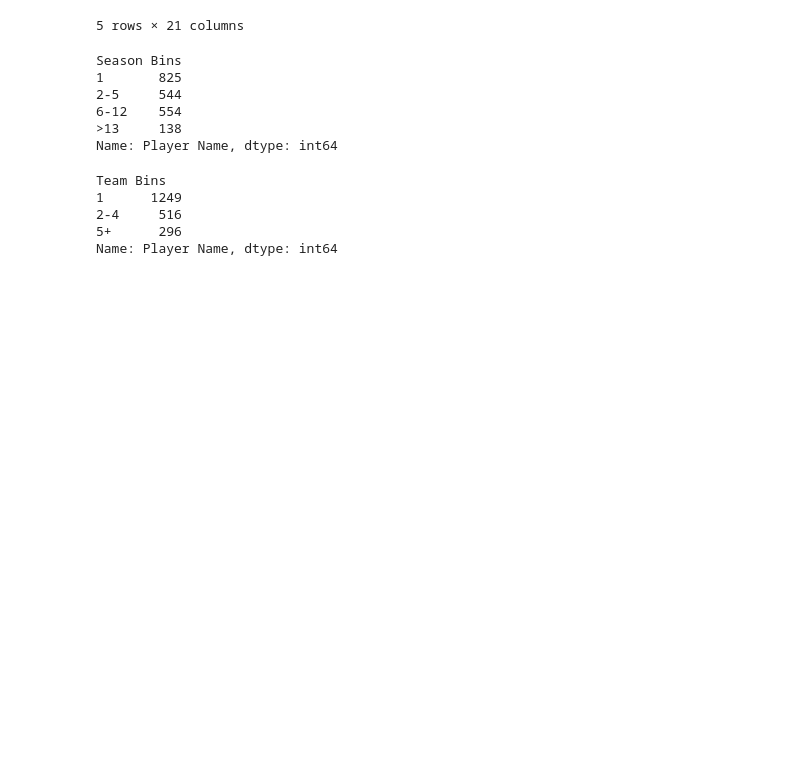
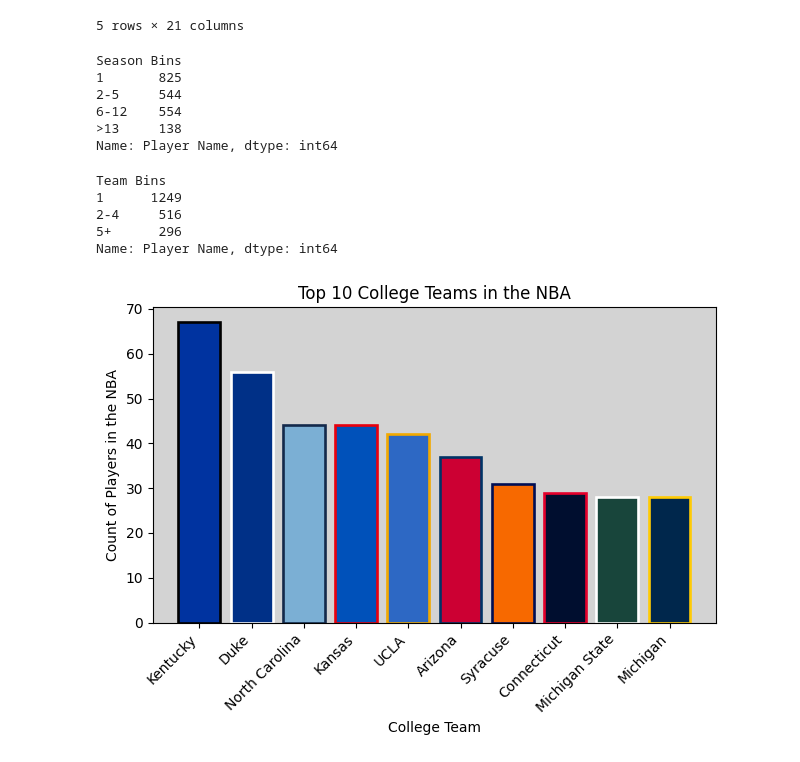
Before and after one commit to kcwaggs/project_1, a Jupyter notebook: casey/casey.ipynb, the cells around one changed output. Drawn from its saved outputs; the diff is of its cells as text; code cells hidden in the pictures; blank space fills up the shorter version.

Commit message:
adding first figure - college to NBA transition

```diff
--- a/casey/casey.ipynb
+++ b/casey/casey.ipynb
@@ -157,3 +157,30 @@ Team Bins
 2-4     516
 5+      296
 Name: Player Name, dtype: int64
+# %%
+colleges = merged_df.groupby('College').size().reset_index(name = 'Count of Players')
+colleges_sorted = pd.DataFrame(colleges.sort_values(by = 'Count of Players', ascending = False).head(10))
+colleges_sorted.set_index('College')
+
+college_x_axis = colleges_sorted['College']
+college_y_axis = colleges_sorted['Count of Players']
+
+college_colors = pd.DataFrame(pd.read_csv("resources/college_hex_colors.csv"))
+primary_color = college_colors['Hex_1']
+secondary_color = college_colors['Hex_2']
+
+plt.bar(college_x_axis, college_y_axis, color = primary_color, edgecolor = secondary_color, linewidth = 1.9)
+
+plt.gca().set_facecolor('lightgrey')
+
+plt.xlabel('College Team')
+plt.ylabel('Count of Players in the NBA')
+plt.title('Top 10 College Teams in the NBA')
+# rotation and horizontal alignment
+plt.xticks(college_x_axis, rotation = 45, ha='right')
+plt.tight_layout()
+
+plt.savefig('figures/college_to_NBA.png')
+plt.show()
+# %% [output]
+[figure, added]
```
Also changed, not shown: 3 other files.
